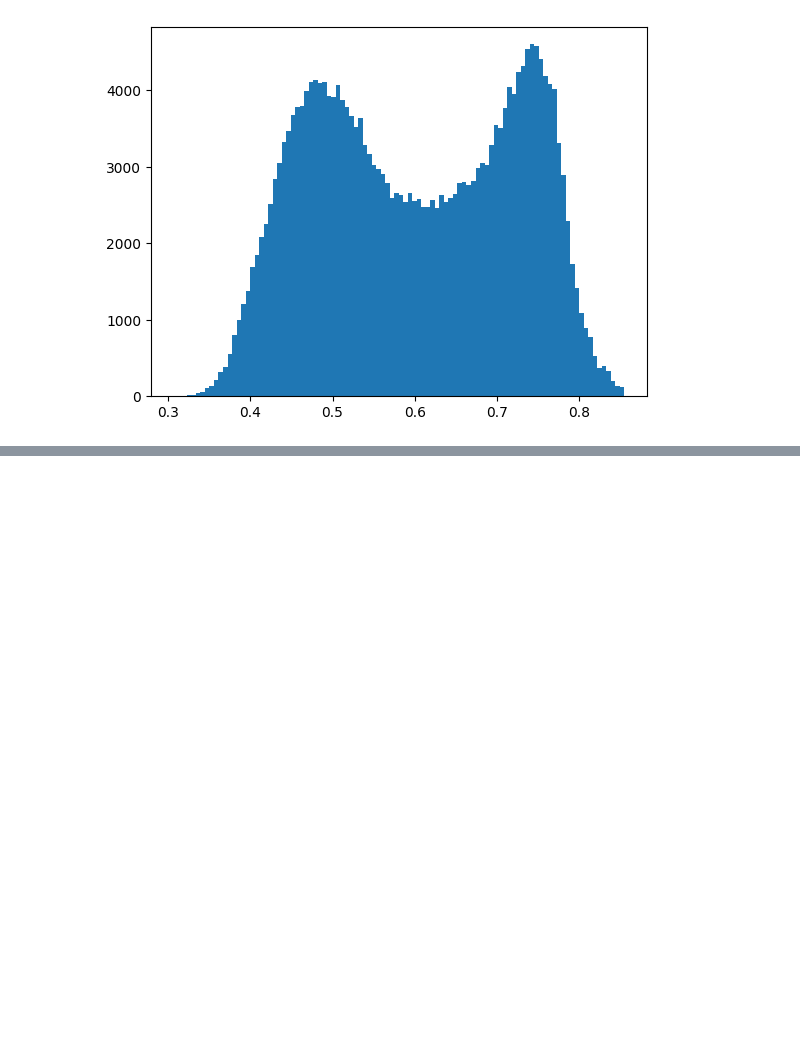
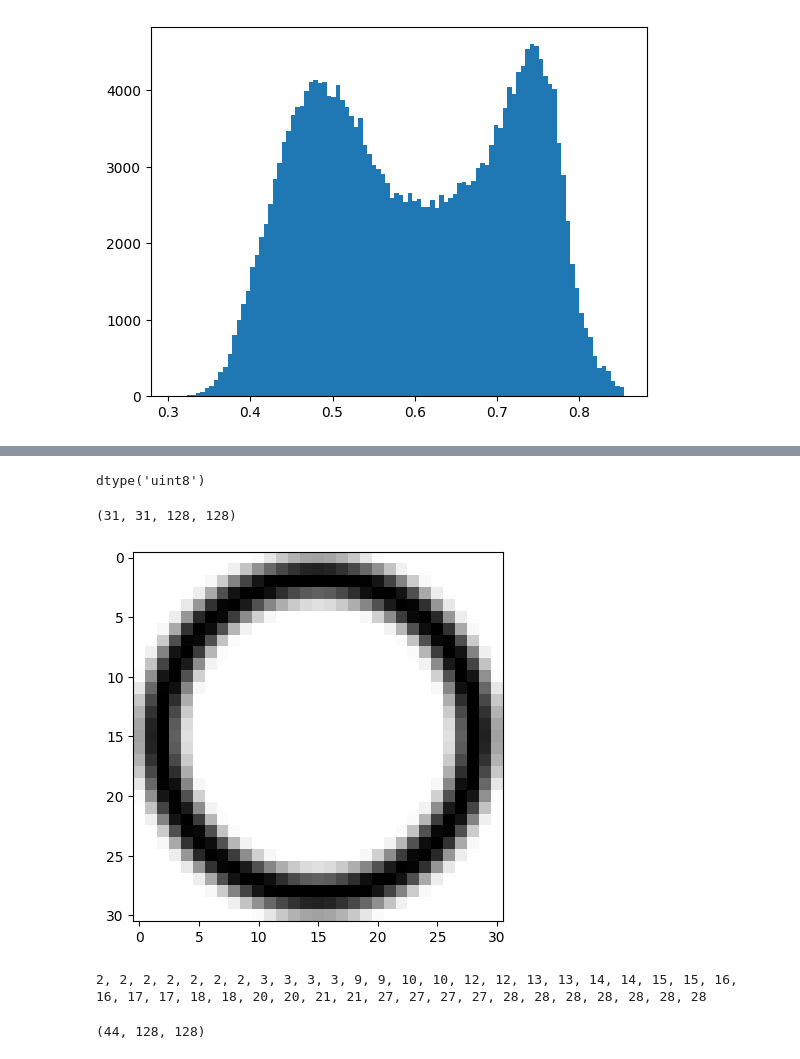
Before and after one commit to IamSankar97/Project_Spacer, a Jupyter notebook: taste.ipynb, the cells around one changed output, grey strips where cells are left out. Drawn from its saved outputs; the diff is of its cells as text; code cells hidden in the pictures; blank space fills up the shorter version.

```diff
--- a/taste.ipynb
+++ b/taste.ipynb
@@ -1056,0 +1111,2 @@ array([[0, 0, 0, ..., 0, 1, 1],
+# %%
+gray_img = np.asarray(img)
@@ -1056,0 +1123,3 @@ array([[0, 0, 0, ..., 0, 1, 1],
+# %%
+ret, binary_img = cv2.threshold(gray_img, 1, 255, cv2.THRESH_BINARY)
+RM_BG_img = cv2.bitwise_and(gray_img, gray_img, mask=binary_img)
@@ -1056,0 +1132,18 @@ array([[0, 0, 0, ..., 0, 1, 1],
+# %%
+obs.dtype
+# %% [output]
+dtype('uint8')
+# %%
+crops = view_as_windows(RM_BG_img, (128, 128), 64)
+# %%
+crops.shape
+# %% [output]
+(31, 31, 128, 128)
+# %%
+counts = np.sum(crops <= 1, axis=(2, 3))
+# %%
+import matplotlib.pyplot as plt
+plt.imshow(counts, cmap='gray')
+plt.show()
+# %% [output]
+[figure, added]
@@ -1056,0 +1152,5 @@ array([[0, 0, 0, ..., 0, 1, 1],
+# %%
+string_list = [str(i) for i in y] # convert elements to string
+print(', '.join(string_list))
+# %% [output]
+2, 2, 2, 2, 2, 2, 2, 3, 3, 3, 3, 9, 9, 10, 10, 12, 12, 13, 13, 14, 14, 15, 15, 16, 16, 17, 17, 18, 18, 20, 20, 21, 21, 27, 27, 27, 27, 28, 28, 28, 28, 28, 28, 28
@@ -1056,0 +1159,4 @@ array([[0, 0, 0, ..., 0, 1, 1],
+# %%
+result_windows.shape
+# %% [output]
+(44, 128, 128)
```
Also changed, not shown: parts of 50 cells of this notebook, 5 other files.
